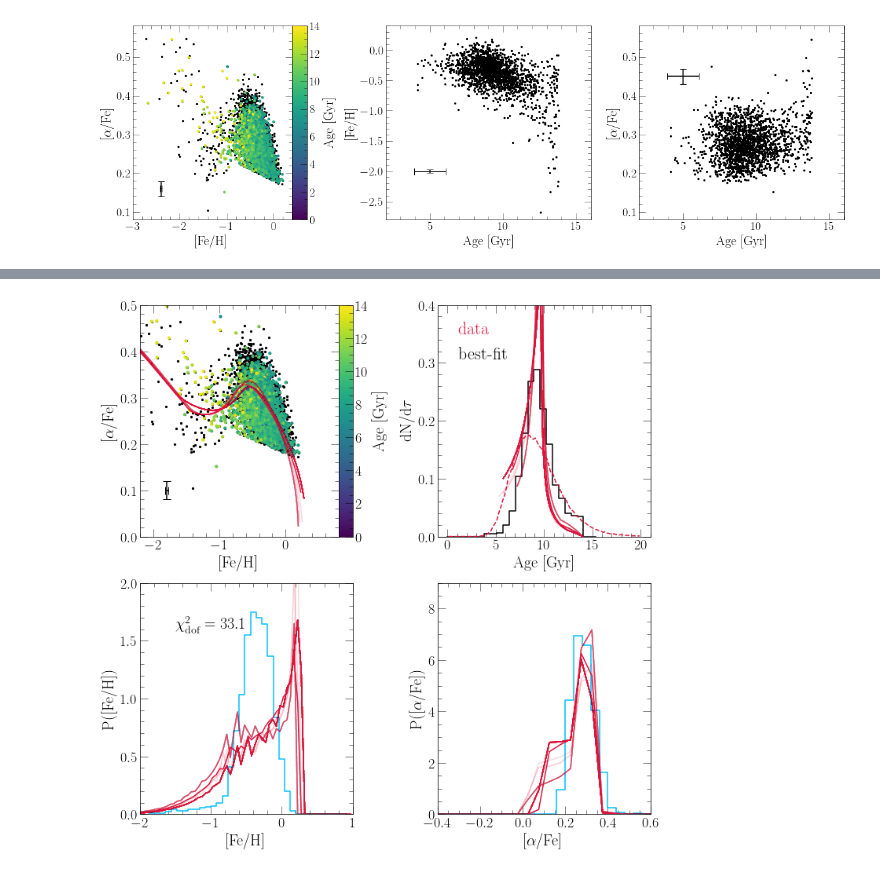
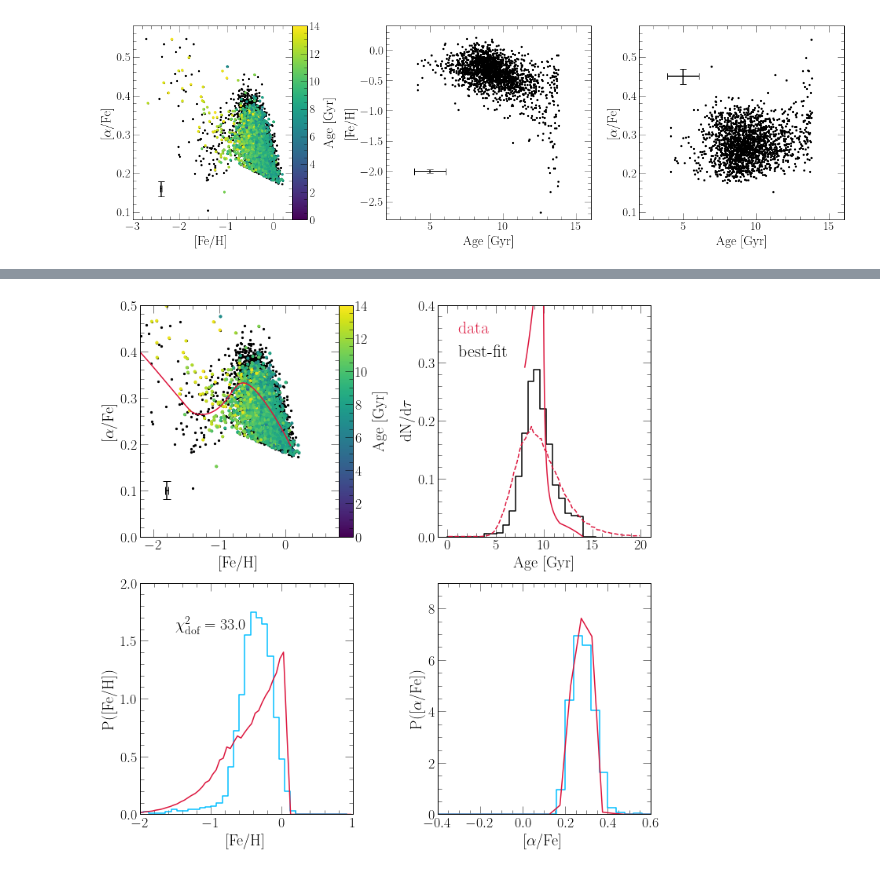
Before and after one commit to giganano/h3halo, a Jupyter notebook: notebooks/hia-insitu.ipynb, the cells around one changed output, grey strips where cells are left out. Drawn from its saved outputs; the diff is of its cells as text; code cells hidden in the pictures.

Commit message:
outline updates ; high-alpha in-situ fit

```diff
--- a/notebooks/hia-insitu.ipynb
+++ b/notebooks/hia-insitu.ipynb
@@ -147,20 +143,20 @@ ofe_err = np.median(data["[o/fe]_err"])
 axes[0][0].errorbar(-1.8, 0.1, xerr = feh_err, yerr = ofe_err,
     c = named_colors()["black"], linestyle = "None")
 
-duration = 7.26
+duration = 5.99
 with vice.singlezone(name = "bestfit") as sz:
-    sz.func = exponential(timescale = 4.60)
+    sz.func = exponential(timescale = 4.38)
     sz.mode = "ifr"
     sz.elements = ["fe", "o"]
     sz.Mg0 = 0
     sz.nthreads = 2
     sz.tau_star = piecewise_linear(2)
-    sz.tau_star.norm = 50.24
-    sz.tau_star.deltas[0] = 2.23
-    sz.tau_star.deltas[1] = 1.96
+    sz.tau_star.norm = 51.16
+    sz.tau_star.deltas[0] = 2.35
+    sz.tau_star.deltas[1] = 1.75
     sz.tau_star.slopes[0] = 0
-    sz.tau_star.slopes[1] = (2.14 - sz.tau_star.norm) / sz.tau_star.deltas[1]
-    sz.eta = 1.30
+    sz.tau_star.slopes[1] = (2.37 - sz.tau_star.norm) / sz.tau_star.deltas[1]
+    sz.eta = 0.80
     sz.dt = duration / 1000
     bfout = sz.run(np.linspace(0, duration, 1001), overwrite = True, capture = True)
     axes[0][0].plot(bfout.history["[fe/h]"], bfout.history["[o/fe]"],
@@ -231,7 +227,7 @@ yvals = bfout.mdf["dn/d[fe/h]"]
 axes[1][0].plot(xvals, yvals, c = named_colors()["crimson"], label = "best-fit")
 # yvals = mockout.mdf["dn/d[fe/h]"]
 # axes[1][0].plot(xvals, yvals, c = named_colors()["black"], label = "true")
-axes[1][0].text(-1.5, 1.6, r"$\chi_\text{dof}^2 = 33.1$", fontsize = 20)
+axes[1][0].text(-1.5, 1.6, r"$\chi_\text{dof}^2 = 33.0$", fontsize = 20)
 
 axes[1][1].set_xlabel(r"[$\alpha$/Fe]")
 axes[1][1].set_ylabel(r"P([$\alpha$/Fe])")
@@ -247,50 +243,50 @@ axes[1][1].plot(xvals, yvals, c = named_colors()["crimson"], label = "best-fit")
 
 
 
-n_subs = 200
-minlogp = min(chain["logp"])
-logp = [_ - minlogp for _ in chain["logp"]]
-prob = [m.exp(_) for _ in logp]
-norm = sum(prob)
-prob = [_ / norm for _ in prob]
-indeces = np.random.choice(list(range(len(prob))), p = prob, size = n_subs)
-kwargs = {
-    "c": named_colors()["crimson"],
-    "alpha": 0.03
-}
+# n_subs = 200
+# minlogp = min(chain["logp"])
+# logp = [_ - minlogp for _ in chain["logp"]]
+# prob = [m.exp(_) for _ in logp]
+# norm = sum(prob)
+# prob = [_ / norm for _ in prob]
+# indeces = np.random.choice(list(range(len(prob))), p = prob, size = n_subs)
+# kwargs = {
+#     "c": named_colors()["crimson"],
+#     "alpha": 0.03
+# }
 
-with vice.singlezone(name = "sampled") as sz:
-    for i in range(n_subs):
-        sz.func = exponential(timescale = chain["tau_in"][indeces[i]])
-        sz.mode = "ifr"
-        sz.Mg0 = 0
-        sz.nthreads = 2
-        sz.tau_star = piecewise_linear(2)
-        sz.tau_star.norm = chain["tau_star_1"][indeces[i]]
-        sz.tau_star.deltas[0] = chain["delta_1"][indeces[i]]
-        sz.tau_star.deltas[1] = chain["delta_2"][indeces[i]]
-        sz.tau_star.slopes[0] = 0
-        sz.tau_star.slopes[1] = (chain["tau_star_2"][indeces[i]] - sz.tau_star.norm) / sz.tau_star.deltas[1]
-        sz.tau_star.slopes[2] = 0
-        sz.eta = chain["eta"][indeces[i]]
-        sz.dt = chain["tau_tot"][indeces[i]] / 500
-        out = sz.run(np.linspace(0, chain["tau_tot"][indeces[i]], 501),
-            overwrite = True, capture = True)
+# with vice.singlezone(name = "sampled") as sz:
+#     for i in range(n_subs):
+#         sz.func = exponential(timescale = chain["tau_in"][indeces[i]])
+#         sz.mode = "ifr"
+#         sz.Mg0 = 0
+#         sz.nthreads = 2
+#         sz.tau_star = piecewise_linear(2)
+#         sz.tau_star.norm = chain["tau_star_1"][indeces[i]]
+#         sz.tau_star.deltas[0] = chain["delta_1"][indeces[i]]
+#         sz.tau_star.deltas[1] = chain["delta_2"][indeces[i]]
+#         sz.tau_star.slopes[0] = 0
+#         sz.tau_star.slopes[1] = (chain["tau_star_2"][indeces[i]] - sz.tau_star.norm) / sz.tau_star.deltas[1]
+#         sz.tau_star.slopes[2] = 0
+#         sz.eta = chain["eta"][indeces[i]]
+#         sz.dt = chain["tau_tot"][indeces[i]] / 500
+#         out = sz.run(np.linspace(0, chain["tau_tot"][indeces[i]], 501),
+#             overwrite = True, capture = True)
 
-        axes[0][0].plot(out.history["[fe/h]"], out.history["[o/fe]"], **kwargs)
+#         axes[0][0].plot(out.history["[fe/h]"], out.history["[o/fe]"], **kwargs)
 
-        dt = out.history["time"][1] - out.history["time"][0]
-        norm = sum(out.history["sfr"]) * dt
-        agedist = [_ / norm for _ in out.history["sfr"]]
-        xvals = [_ + 14 - chain["tau_tot"][indeces[i]] for _ in out.history["lookback"]]
-        axes[0][1].plot(xvals, agedist, **kwargs)
+#         dt = out.history["time"][1] - out.history["time"][0]
+#         norm = sum(out.history["sfr"]) * dt
+#         agedist = [_ / norm for _ in out.history["sfr"]]
+#         xvals = [_ + 14 - chain["tau_tot"][indeces[i]] for _ in out.history["lookback"]]
+#         axes[0][1].plot(xvals, agedist, **kwargs)
 
-        xvals = [(a + b) / 2 for a, b in zip(out.mdf["bin_edge_left"], out.mdf["bin_edge_right"])]
-        axes[1][0].plot(xvals, out.mdf["dn/d[fe/h]"], **kwargs)
-        axes[1][1].plot(xvals, out.mdf["dn/d[o/fe]"], **kwargs)
+#         xvals = [(a + b) / 2 for a, b in zip(out.mdf["bin_edge_left"], out.mdf["bin_edge_right"])]
+#         axes[1][0].plot(xvals, out.mdf["dn/d[fe/h]"], **kwargs)
+#         axes[1][1].plot(xvals, out.mdf["dn/d[o/fe]"], **kwargs)
 
-        sys.stdout.write("\r%d" % (i))
-sys.stdout.write("\n")
+#         sys.stdout.write("\r%d" % (i))
+# sys.stdout.write("\n")
 
 plt.tight_layout()
 plt.subplots_adjust(wspace = 0.4, hspace = 0.2)
@@ -309,6 +305,7 @@ cbar_ax.set_position([
 for ext in ["pdf", "jpeg"]:
     kwargs = {}
     if ext == "jpeg": kwargs["dpi"] = 200
-    plt.savefig("./hiachem_distributions.%s" % (ext), **kwargs)
+#     plt.savefig("./hiachem_distributions.%s" % (ext), **kwargs)
+    plt.savefig("./hiachem_128k_distributions.%s" % (ext), **kwargs)
 plt.show()
 # %% [output]
@@ -316,4 +312,4 @@ plt.show()
-[figure, old version]
+[figure, new version]
 # %%
 h3_universe_age = 14
 quantities = list(filter(lambda _: not _.endswith("_err"), data.keys()))
```
Also changed, not shown: parts of 4 cells of this notebook, 12 other files.
